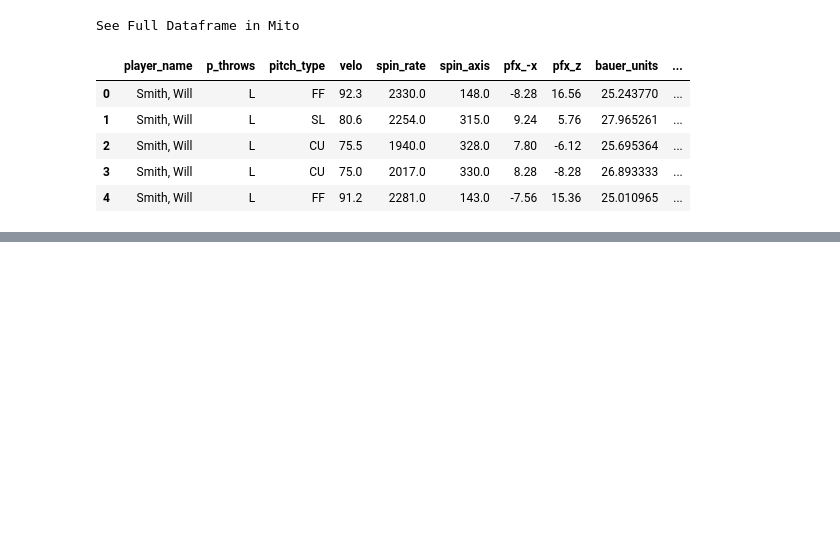
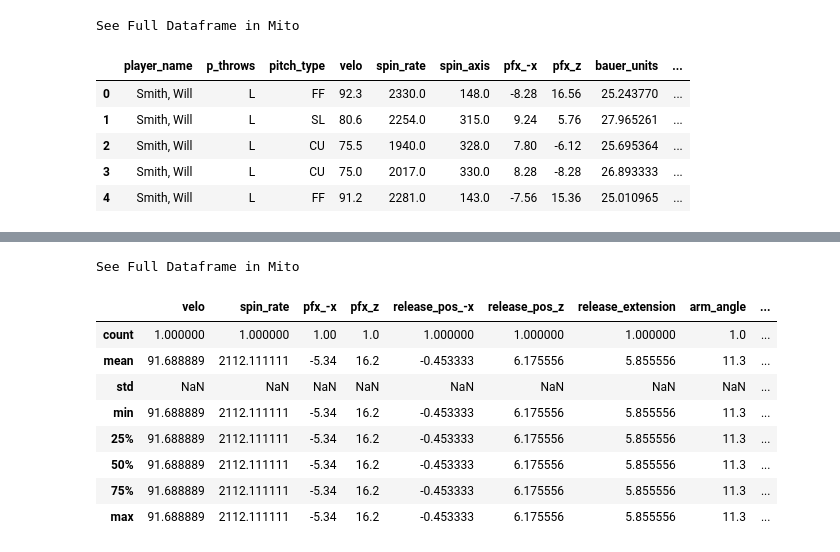
Before and after one commit to anthonyzurke/pitch-model, a Jupyter notebook: notebooks/cleaning-model.ipynb, the cells around one changed output, grey strips where cells are left out. Cells and saved outputs as stored; diff of their text form; code cells hidden in the pictures; blank space fills up the shorter version.

```diff
--- a/notebooks/cleaning-model.ipynb
+++ b/notebooks/cleaning-model.ipynb
@@ -172,0 +165,7 @@ avg_rv.to_csv('../data/avg-rv')
+# %%
+data2 = data.copy()
+
+data2['n_pitches'] = [1 if x is not np.nan else 0 for x in data2['pitch_type']]
+
+print(data2.shape)
+data2.head()
@@ -172,0 +206,21 @@ avg_rv.to_csv('../data/avg-rv')
+# %%
+avg_metrics2 = data2.groupby(['player_name', 'p_throws', 'pitch_type'],
+                            as_index = False)['velo', 'spin_rate', 'pfx_-x', 'pfx_z',
+                                              'release_pos_-x','release_pos_z',
+                                              'release_extension',
+                                              'arm_angle', 'rv'].mean()
+avg_metrics2 = pd.DataFrame(avg_metrics2)
+
+sum_pitches2 = data2.groupby(['player_name', 'p_throws', 'pitch_type'],
+                       as_index = False)['rv', 'n_pitches'].sum()
+rv2 = pd.merge(avg_metrics2, sum_pitches2, how = 'left', on = ['player_name', 'p_throws', 'pitch_type'])
+# rv2['RV/100'] = round(((rv['rv'] / rv['n_pitches']) * 100), 2)
+rv2['velo'] = round(rv2['velo'], 1)
+rv2['spin_rate'] = round(rv2['spin_rate'])
+rv2['pfx_-x'] = round(rv2['pfx_-x'], 2)
+rv2['pfx_z'] = round(rv2['pfx_z'], 2)
+rv2['release_extension'] = round(rv2['release_extension'], 2)
+rv2['release_pos_-x'] = round(rv2['release_pos_-x'], 2)
+rv2['release_pos_z'] = round(rv2['release_pos_z'], 2)
+rv2.rename(columns = {'rv_x': 'avg_rv', 'rv_y': 'rv'}, inplace = True)
+rv2.to_csv('../data/test-rv2.csv')
@@ -172,0 +276,13 @@ avg_rv.to_csv('../data/avg-rv')
+# %%
+avg_metrics2.loc[(avg_metrics2['player_name'] == 'Abad, Fernando') & (avg_metrics2['pitch_type'] == 'FF')].describe()
+# %% [output]
+See Full Dataframe in Mito
+|  | velo | spin_rate | pfx_-x | pfx_z | release_pos_-x | release_pos_z | release_extension | arm_angle | ... |
+| count | 1.000000 | 1.000000 | 1.00 | 1.0 | 1.000000 | 1.000000 | 1.000000 | 1.0 | ... |
+| mean | 91.688889 | 2112.111111 | -5.34 | 16.2 | -0.453333 | 6.175556 | 5.855556 | 11.3 | ... |
+| std | NaN | NaN | NaN | NaN | NaN | NaN | NaN | NaN | ... |
+| min | 91.688889 | 2112.111111 | -5.34 | 16.2 | -0.453333 | 6.175556 | 5.855556 | 11.3 | ... |
+| 25% | 91.688889 | 2112.111111 | -5.34 | 16.2 | -0.453333 | 6.175556 | 5.855556 | 11.3 | ... |
+| 50% | 91.688889 | 2112.111111 | -5.34 | 16.2 | -0.453333 | 6.175556 | 5.855556 | 11.3 | ... |
+| 75% | 91.688889 | 2112.111111 | -5.34 | 16.2 | -0.453333 | 6.175556 | 5.855556 | 11.3 | ... |
+| max | 91.688889 | 2112.111111 | -5.34 | 16.2 | -0.453333 | 6.175556 | 5.855556 | 11.3 | ... |
```
Also changed, not shown: parts of 8 cells of this notebook, 5 other files.
